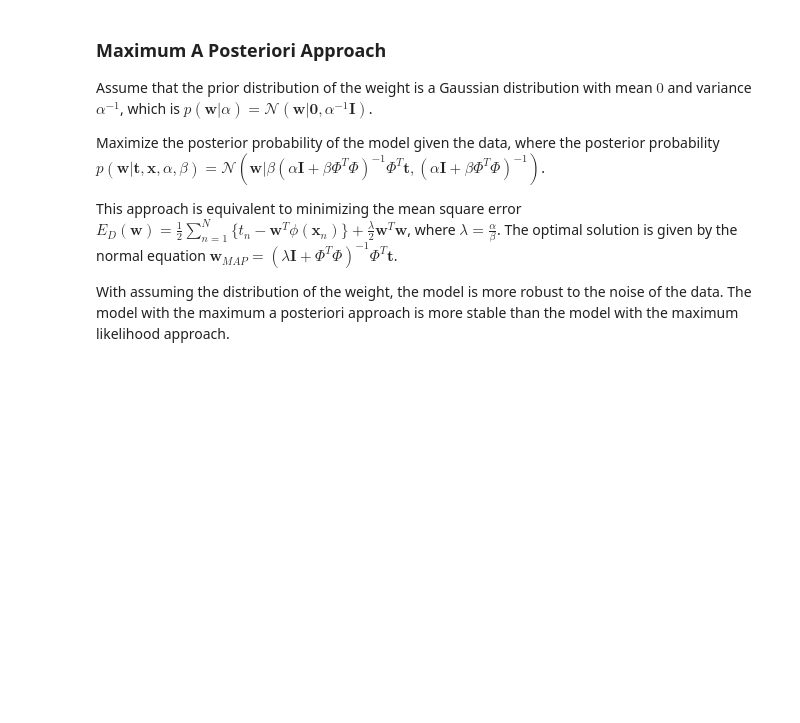
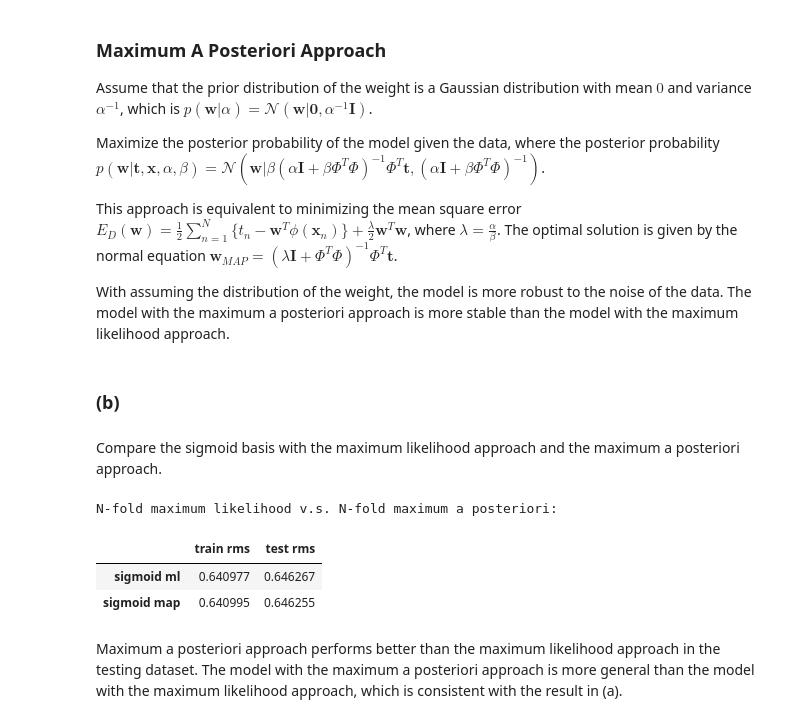
Before and after one commit to david20571015/Machine-Learning, a Jupyter notebook: hw1/hw1_311511038.ipynb, the cells around one changed output. Saved outputs shown, nothing was run; the diff lists cells and outputs as text; code cells hidden in the pictures; blank space fills up the shorter version.

Commit message:
feat: compare two approach with n-fold

```diff
--- a/hw1/hw1_311511038.ipynb
+++ b/hw1/hw1_311511038.ipynb
@@ -441,6 +521,10 @@ def fit_map(train_feature, train_target, test_feature, test_target, mean, std, p
     train_rms = root_mean_square_error(train_phi @ weights, train_target)
     test_rms = root_mean_square_error(test_phi @ weights, test_target)
     return train_rms, test_rms, weights
+# %% [markdown]
+### (b)
+# %% [markdown]
+Compare the sigmoid basis with the maximum likelihood approach and the maximum a posteriori approach.
 # %%
 LAMBDA = 0.1
 
@@ -498,28 +545,26 @@ for i, (train_index, test_index) in enumerate(n_fold(dataset, 5)):
 # %%
-print('N-fold maximum a posteriori:')
+print('N-fold maximum likelihood v.s. N-fold maximum a posteriori:')
 
 pd.DataFrame(
     data={
         'train rms': [
-            np.mean(train_rms_m1_list),
-            np.mean(train_rms_m2_list),
-            np.mean(train_rms_gaussian_list),
+            np.mean(train_rms_std_100_list),
             np.mean(train_rms_sigmoid_list),
-            np.mean(train_rms_hybrid_list),
         ],
         'test rms': [
-            np.mean(test_rms_m1_list),
-            np.mean(test_rms_m2_list),
-            np.mean(test_rms_gaussian_list),
+            np.mean(test_rms_std_100_list),
             np.mean(test_rms_sigmoid_list),
-            np.mean(test_rms_hybrid_list),
         ]
     },
     index=[
-        'polynomial m=1',
-        'polynomial m=2',
-        'gaussian',
-        'sigmoid',
-        'hybrid',
+        'sigmoid ml',
+        'sigmoid map',
     ],
 )
+# %% [output]
+N-fold maximum likelihood v.s. N-fold maximum a posteriori:
+|  | train rms | test rms |
+| sigmoid ml | 0.640977 | 0.646267 |
+| sigmoid map | 0.640995 | 0.646255 |
+# %% [markdown]
+Maximum a posteriori approach performs better than the maximum likelihood approach in the testing dataset. The model with the maximum a posteriori approach is more general than the model with the maximum likelihood approach, which is consistent with the result in (a).
```
Also changed, not shown: parts of 16 cells of this notebook.
